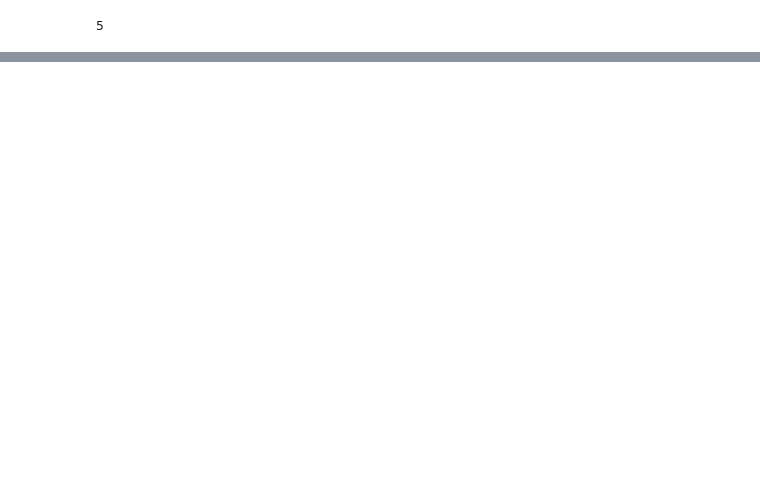
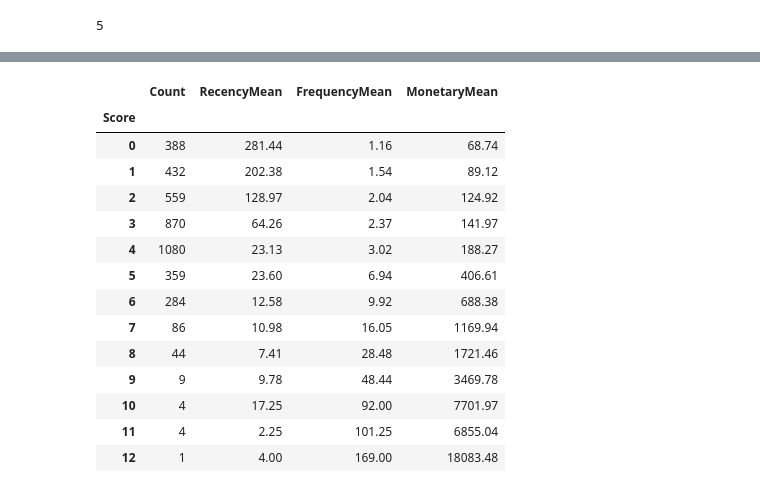
Before and after one commit to igordpm/extracting-insights-from-raw-data, a Jupyter notebook: src/03 - Customer segmentation (RFM analysis).ipynb, the cells around one changed output, grey strips where cells are left out. Drawn from its saved outputs; the diff is of its cells as text; code cells hidden in the pictures; blank space fills up the shorter version.

```diff
--- a/src/03 - Customer segmentation (RFM analysis).ipynb
+++ b/src/03 - Customer segmentation (RFM analysis).ipynb
@@ -212,0 +278,6 @@ px.histogram(data_frame=invoices_by_user.query('Frequency < 100'), x='Frequency'
+# %%
+# Applying func
+invoices_by_user = sort_cluster(invoices_by_user, 'Frequency')
+
+# ... and after!
+invoices_by_user.groupby('FrequencyCluster').describe().xs('Frequency', axis=1)
@@ -212,0 +301,10 @@ px.histogram(data_frame=invoices_by_user.query('Frequency < 100'), x='Frequency'
+# %%
+monetary_to_merge = (
+    invoices
+    .groupby('Customer ID')
+    ['Price']
+    .sum()
+    .rename('Monetary')
+)   # creates a Series with the generated revenue per customer
+
+invoices_by_user = invoices_by_user.merge(monetary_to_merge, left_on='CustomerID', right_on='Customer ID')
@@ -212,0 +314,5 @@ px.histogram(data_frame=invoices_by_user.query('Frequency < 100'), x='Frequency'
+# %%
+# For the sake of simplicity, let's use the same value of k (5) for this clusterization
+kmeans = KMeans(n_clusters=5)
+kmeans.fit(invoices_by_user[['Monetary']])
+invoices_by_user['MonetaryCluster'] = kmeans.predict(invoices_by_user[['Monetary']])
@@ -212,0 +330,6 @@ px.histogram(data_frame=invoices_by_user.query('Frequency < 100'), x='Frequency'
+# %%
+# Applying func
+invoices_by_user = sort_cluster(invoices_by_user, 'Monetary')
+
+# ... and after!
+invoices_by_user.groupby('MonetaryCluster').describe().xs('Monetary', axis=1)
@@ -212,0 +355,25 @@ px.histogram(data_frame=invoices_by_user.query('Frequency < 100'), x='Frequency'
+# %%
+invoices_by_user['Score'] = invoices_by_user['RecencyCluster'] + invoices_by_user['FrequencyCluster'] + invoices_by_user['MonetaryCluster']
+
+invoices_by_user.groupby('Score').agg(
+    Count = pd.NamedAgg('Recency', 'count'),
+    RecencyMean = pd.NamedAgg('Recency', 'mean'),
+    FrequencyMean = pd.NamedAgg('Frequency', 'mean'),
+    MonetaryMean = pd.NamedAgg('Monetary', 'mean')
+)
+# %% [output]
+|  | Count | RecencyMean | FrequencyMean | MonetaryMean |
+| Score |  |  |  |  |
+| 0 | 388 | 281.44 | 1.16 | 68.74 |
+| 1 | 432 | 202.38 | 1.54 | 89.12 |
+| 2 | 559 | 128.97 | 2.04 | 124.92 |
+| 3 | 870 | 64.26 | 2.37 | 141.97 |
+| 4 | 1080 | 23.13 | 3.02 | 188.27 |
+| 5 | 359 | 23.60 | 6.94 | 406.61 |
+| 6 | 284 | 12.58 | 9.92 | 688.38 |
+| 7 | 86 | 10.98 | 16.05 | 1169.94 |
+| 8 | 44 | 7.41 | 28.48 | 1721.46 |
+| 9 | 9 | 9.78 | 48.44 | 3469.78 |
+| 10 | 4 | 17.25 | 92.00 | 7701.97 |
+| 11 | 4 | 2.25 | 101.25 | 6855.04 |
+| 12 | 1 | 4.00 | 169.00 | 18083.48 |
```
Also changed, not shown: parts of 67 cells of this notebook.
